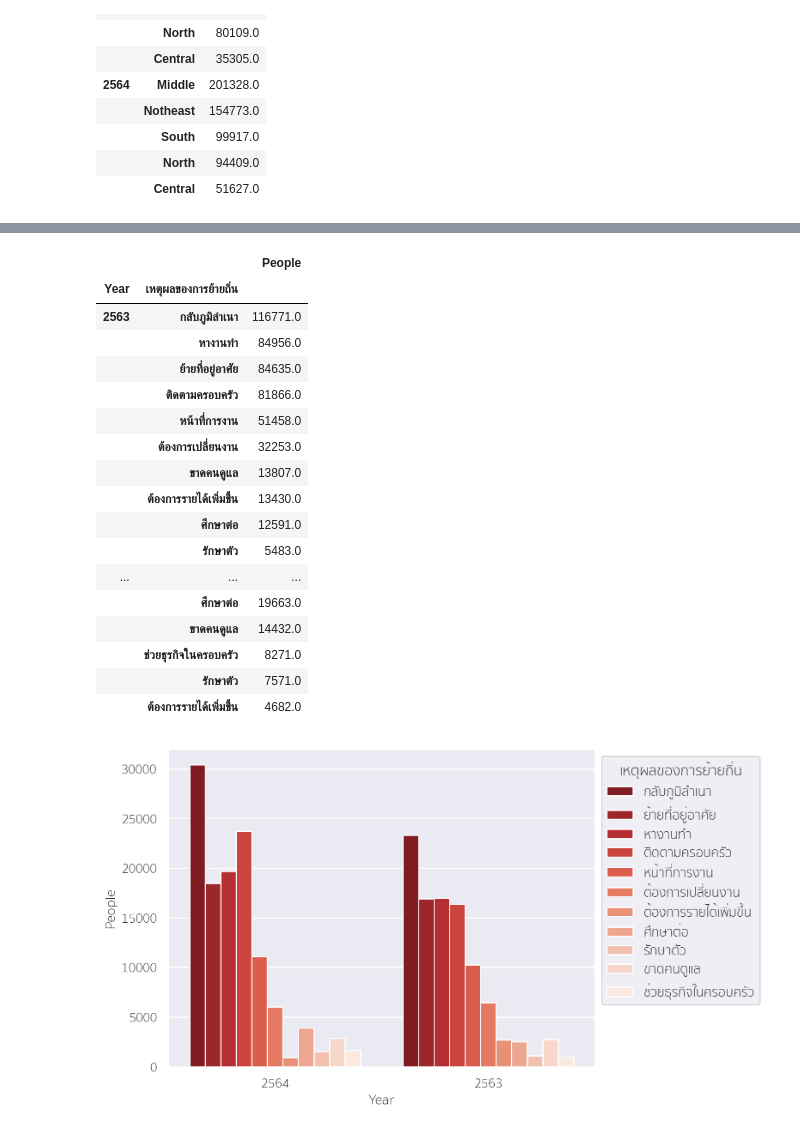
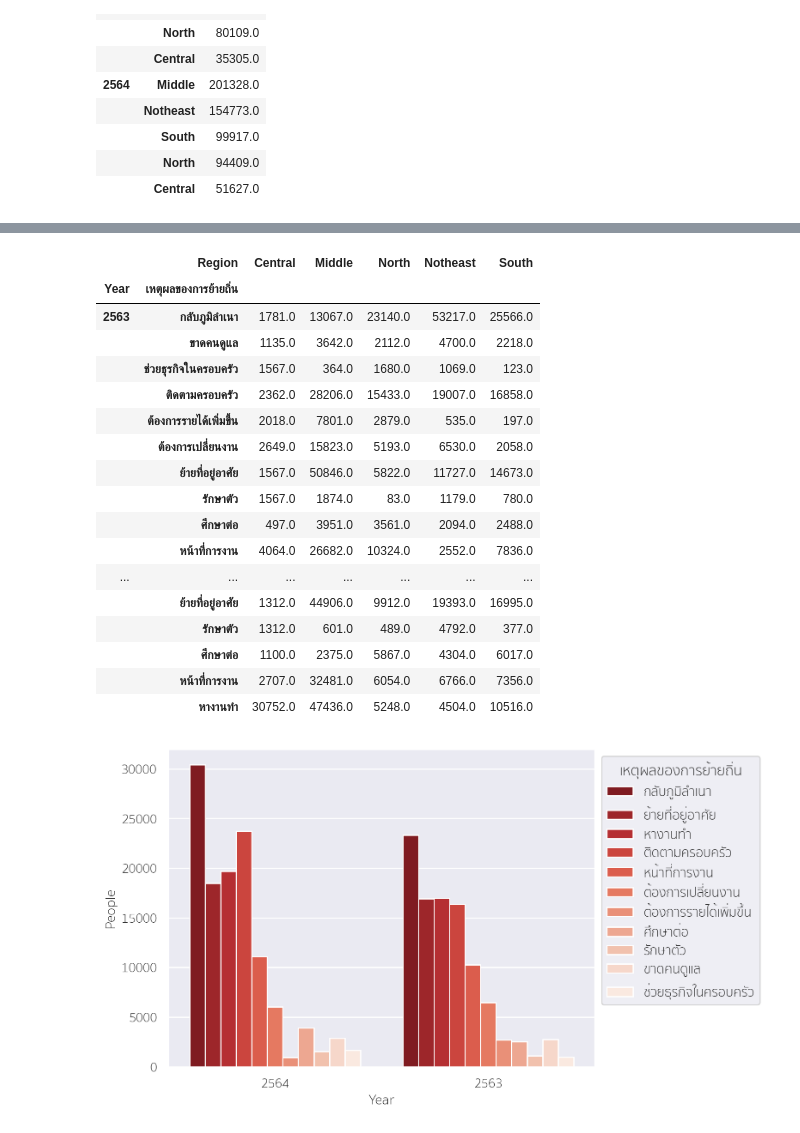
Before and after one commit to Zylink2/Machine_Learning_Project_2, a Jupyter notebook: notebook2.ipynb, the cells around one changed output, grey strips where cells are left out. Cells and saved outputs as stored; diff of their text form; code cells hidden in the pictures.

```diff
--- a/notebook2.ipynb
+++ b/notebook2.ipynb
@@ -476,23 +484,25 @@ plt.title("Increase of Migration in Thailand across all regions between 2563 and
 # %%
-df = pd.DataFrame(reasons_6364.groupby(["Year", "เหตุผลของการย้ายถิ่น"])['People'].sum())
-df.sort_values(by=['Year','People'], ascending=[True, False])
+# df = pd.DataFrame(reasons_6364.groupby(["Year", "Region","เหตุผลของการย้ายถิ่น"])['People'].sum())
+# df.sort_values(by=['Year','People'], ascending=[True, False])
+
+reasons_6364.pivot_table(index=['Year', 'เหตุผลของการย้ายถิ่น'], columns='Region', values='People')
 # %% [output]
-|  |  | People |
-| Year | เหตุผลของการย้ายถิ่น |  |
-| 2563 | กลับภูมิลำเนา | 116771.0 |
-|  | หางานทำ | 84956.0 |
-|  | ย้ายที่อยู่อาศัย | 84635.0 |
-|  | ติดตามครอบครัว | 81866.0 |
-|  | หน้าที่การงาน | 51458.0 |
-|  | ต้องการเปลี่ยนงาน | 32253.0 |
-|  | ขาดคนดูแล | 13807.0 |
-|  | ต้องการรายได้เพิ่มขึ้น | 13430.0 |
-|  | ศึกษาต่อ | 12591.0 |
-|  | รักษาตัว | 5483.0 |
-| ... | ... | ... |
-|  | ศึกษาต่อ | 19663.0 |
-|  | ขาดคนดูแล | 14432.0 |
-|  | ช่วยธุรกิจในครอบครัว | 8271.0 |
-|  | รักษาตัว | 7571.0 |
-|  | ต้องการรายได้เพิ่มขึ้น | 4682.0 |
+|  | Region | Central | Middle | North | Notheast | South |
+| Year | เหตุผลของการย้ายถิ่น |  |  |  |  |  |
+| 2563 | กลับภูมิลำเนา | 1781.0 | 13067.0 | 23140.0 | 53217.0 | 25566.0 |
+|  | ขาดคนดูแล | 1135.0 | 3642.0 | 2112.0 | 4700.0 | 2218.0 |
+|  | ช่วยธุรกิจในครอบครัว | 1567.0 | 364.0 | 1680.0 | 1069.0 | 123.0 |
+|  | ติดตามครอบครัว | 2362.0 | 28206.0 | 15433.0 | 19007.0 | 16858.0 |
+|  | ต้องการรายได้เพิ่มขึ้น | 2018.0 | 7801.0 | 2879.0 | 535.0 | 197.0 |
+|  | ต้องการเปลี่ยนงาน | 2649.0 | 15823.0 | 5193.0 | 6530.0 | 2058.0 |
+|  | ย้ายที่อยู่อาศัย | 1567.0 | 50846.0 | 5822.0 | 11727.0 | 14673.0 |
+|  | รักษาตัว | 1567.0 | 1874.0 | 83.0 | 1179.0 | 780.0 |
+|  | ศึกษาต่อ | 497.0 | 3951.0 | 3561.0 | 2094.0 | 2488.0 |
+|  | หน้าที่การงาน | 4064.0 | 26682.0 | 10324.0 | 2552.0 | 7836.0 |
+| ... | ... | ... | ... | ... | ... | ... |
+|  | ย้ายที่อยู่อาศัย | 1312.0 | 44906.0 | 9912.0 | 19393.0 | 16995.0 |
+|  | รักษาตัว | 1312.0 | 601.0 | 489.0 | 4792.0 | 377.0 |
+|  | ศึกษาต่อ | 1100.0 | 2375.0 | 5867.0 | 4304.0 | 6017.0 |
+|  | หน้าที่การงาน | 2707.0 | 32481.0 | 6054.0 | 6766.0 | 7356.0 |
+|  | หางานทำ | 30752.0 | 47436.0 | 5248.0 | 4504.0 | 10516.0 |
 # %%
```
Also changed, not shown: parts of 9 cells of this notebook.
